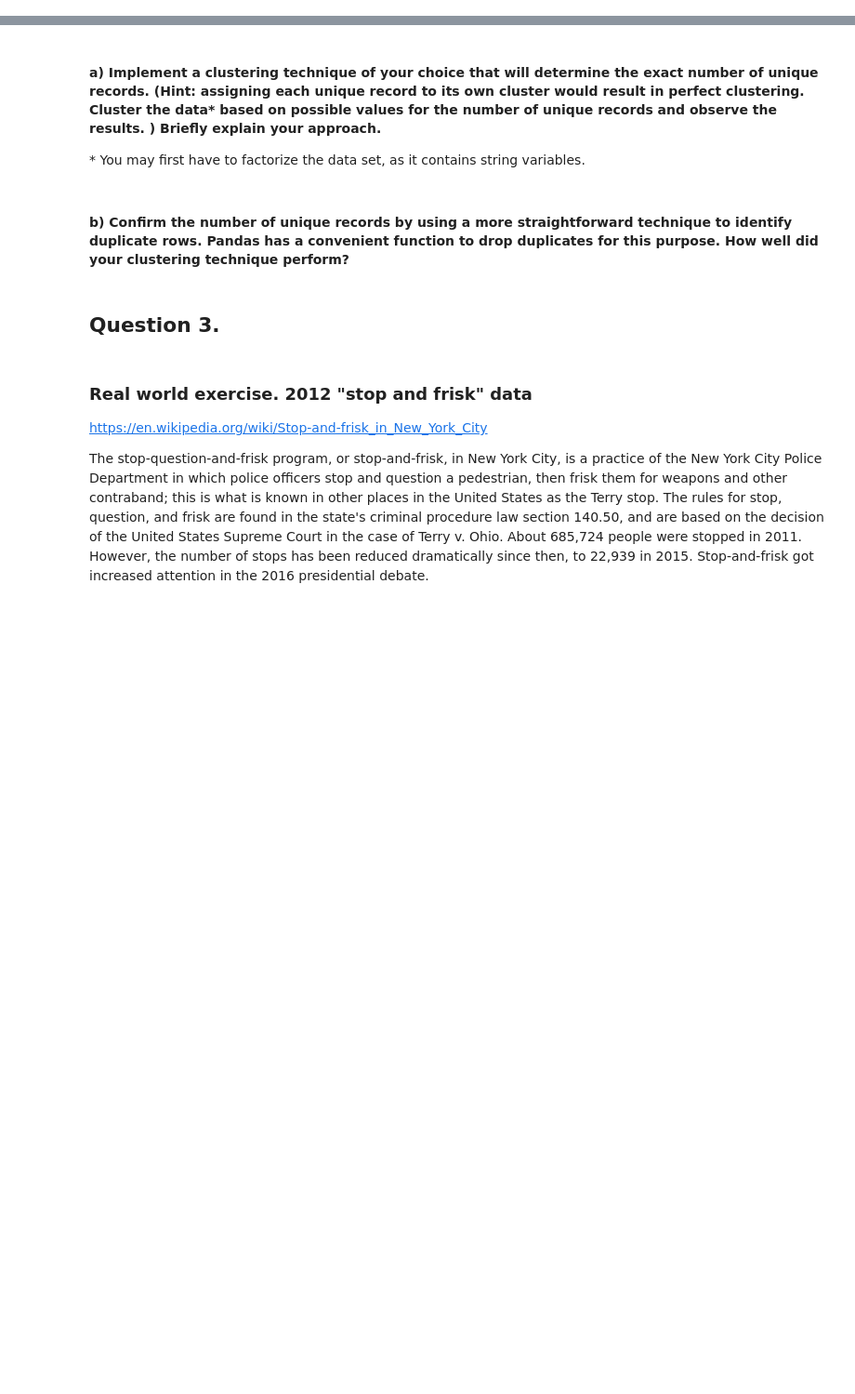
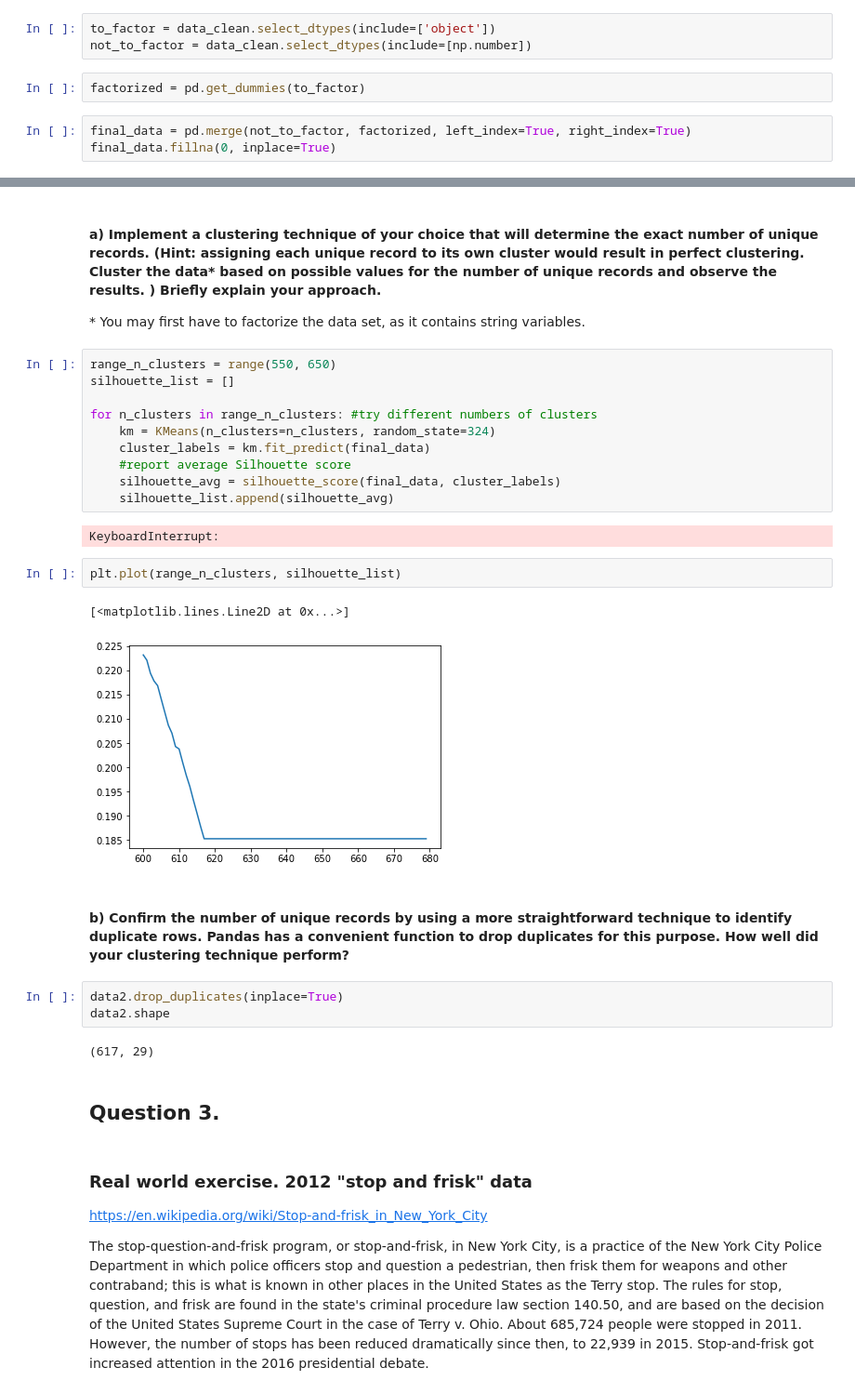
Before and after one commit to tharma3/ads, a Jupyter notebook: homework4_mrn291.ipynb, the cells around one changed output, grey strips where cells are left out. Shown at 93% size. Saved outputs shown, nothing was run; the diff lists cells and outputs as text; blank space fills up the shorter version.

```diff
--- a/homework4_mrn291.ipynb
+++ b/homework4_mrn291.ipynb
@@ -218,0 +213,8 @@ factorize_columns = [col for col in data2.columns where
+# %%
+to_factor = data_clean.select_dtypes(include=['object'])
+not_to_factor = data_clean.select_dtypes(include=[np.number])
+# %%
+factorized = pd.get_dummies(to_factor)
+# %%
+final_data = pd.merge(not_to_factor, factorized, left_index=True, right_index=True)
+final_data.fillna(0, inplace=True)
@@ -219,8 +231,30 @@ factorize_columns = [col for col in data2.columns where
 # %% [markdown]
 #### a) Implement a clustering technique of your choice that will determine the exact number of unique records. (Hint: assigning each unique record to its own cluster would result in perfect clustering. Cluster the data\* based on possible values for the number of unique records and observe the results. ) Briefly explain your approach.
 \* You may first have to factorize the data set, as it contains string variables.
+# %%
+range_n_clusters = range(550, 650)
+silhouette_list = []
+
+for n_clusters in range_n_clusters: #try different numbers of clusters
+    km = KMeans(n_clusters=n_clusters, random_state=324)
+    cluster_labels = km.fit_predict(final_data)
+    #report average Silhouette score
+    silhouette_avg = silhouette_score(final_data, cluster_labels)
+    silhouette_list.append(silhouette_avg)
+# %% [output]
+KeyboardInterrupt:
+# %%
+plt.plot(range_n_clusters, silhouette_list)
+# %% [output]
+[<matplotlib.lines.Line2D at 0x...>]
+[figure, added]
 # %% [markdown]
 #### b) Confirm the number of unique records by using a more straightforward technique to identify duplicate rows. Pandas has a convenient function to drop duplicates for this purpose.  How well did your clustering technique perform?
+# %%
+data2.drop_duplicates(inplace=True)
+data2.shape
+# %% [output]
+(617, 29)
 # %% [markdown]
 ## Question 3.
 # %% [markdown]
```
Also changed, not shown: parts of 18 cells of this notebook.
